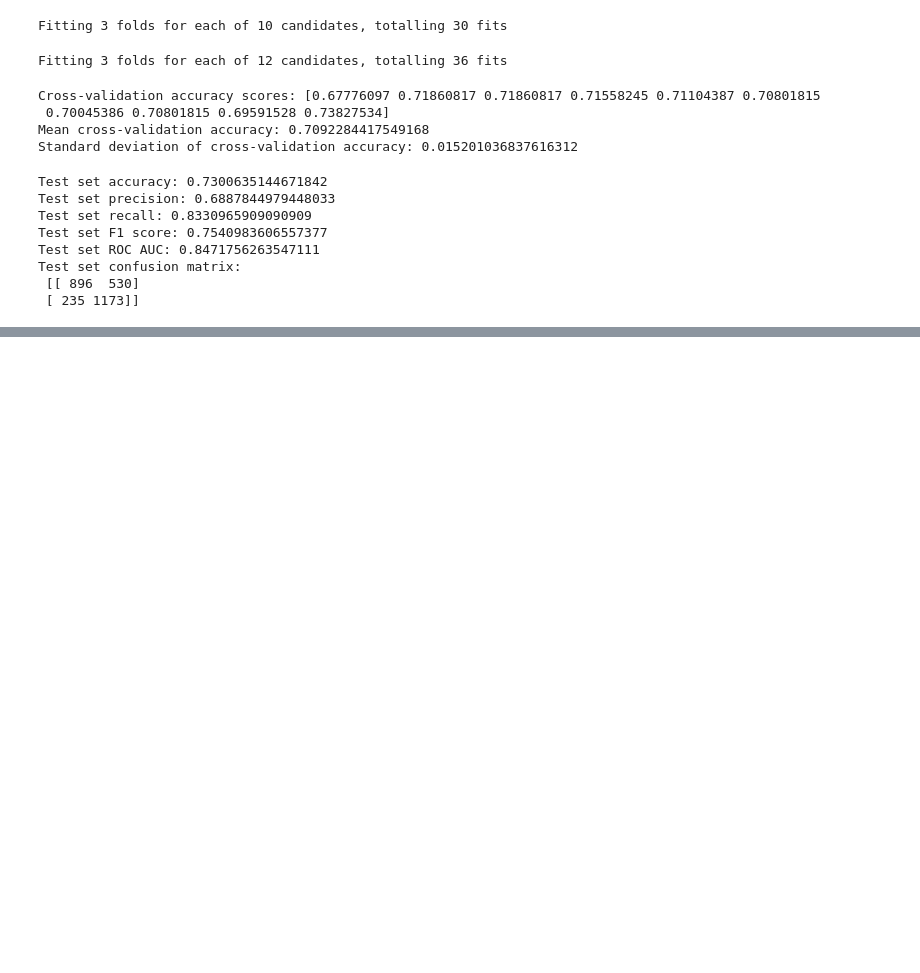
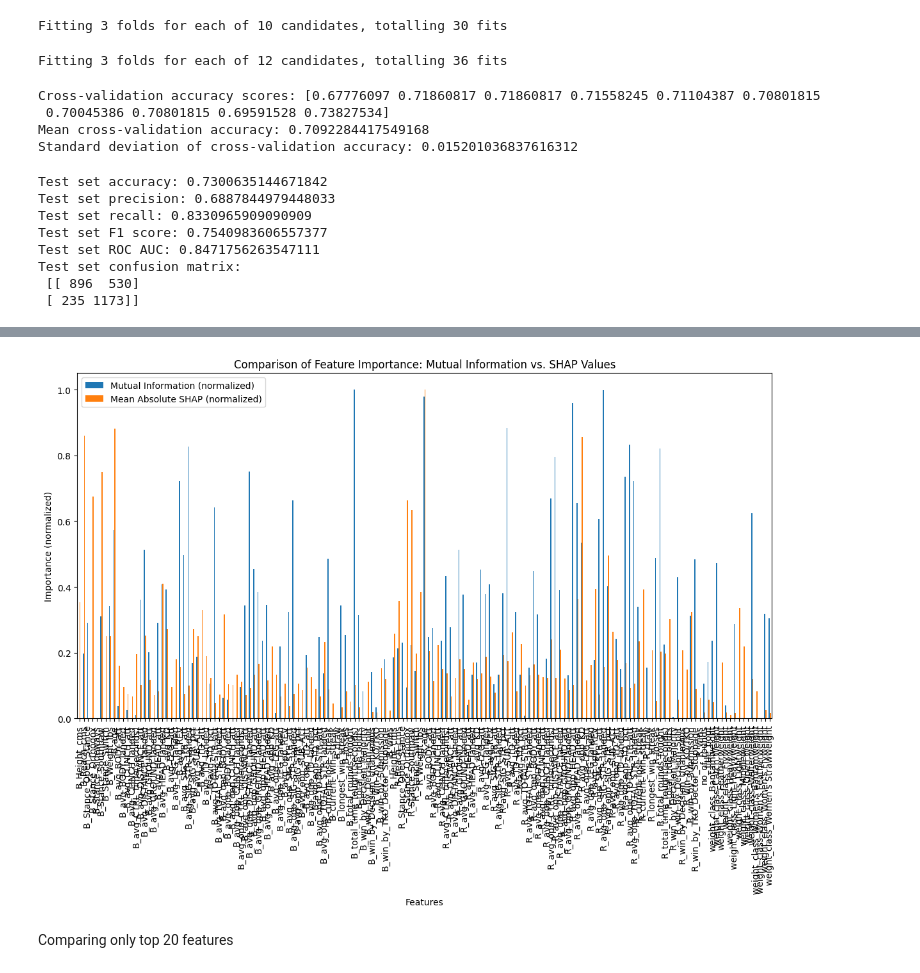
Before and after one commit to 99kishan/DS-UoN-Sports-ML-bhamidipati, a Jupyter notebook: modelling.ipynb, the cells around one changed output, grey strips where cells are left out. Drawn from its saved outputs; the diff is of its cells as text; code cells hidden in the pictures; blank space fills up the shorter version.

```diff
--- a/modelling.ipynb
+++ b/modelling.ipynb
@@ -1531,0 +1381,5 @@ shap.summary_plot(shap_values, X_test_scaled, feature_names=features)
+# %%
+mutual_info = mutual_info_classif(X, y)
+mutual_info_series = pd.Series(mutual_info, index=X.columns)
+mutual_info_series.sort_values(ascending=False, inplace=True)
+print(mutual_info_series)
@@ -1531,0 +1409,11 @@ shap.summary_plot(shap_values, X_test_scaled, feature_names=features)
+# %%
+mean_abs_shap_values = pd.Series(np.abs(shap_values.values).mean(axis=0), index=features)
+mean_abs_shap_values.sort_values(ascending=False, inplace=True)
+# %%
+comparison_df = pd.DataFrame({
+    'Mutual Information': mutual_info_series,
+    'Mean Absolute SHAP': mean_abs_shap_values
+})
+# %%
+comparison_df['Mutual Information (normalized)'] = comparison_df['Mutual Information'] / comparison_df['Mutual Information'].max()
+comparison_df['Mean Absolute SHAP (normalized)'] = comparison_df['Mean Absolute SHAP'] / comparison_df['Mean Absolute SHAP'].max()
@@ -1531,0 +1440,10 @@ shap.summary_plot(shap_values, X_test_scaled, feature_names=features)
+# %%
+comparison_df[['Mutual Information (normalized)', 'Mean Absolute SHAP (normalized)']].plot(kind='bar', figsize=(14, 7))
+plt.title('Comparison of Feature Importance: Mutual Information vs. SHAP Values')
+plt.ylabel('Importance (normalized)')
+plt.xlabel('Features')
+plt.show()
+# %% [output]
+[figure, added]
+# %% [markdown]
+Comparing only top 20 features
```
Also changed, not shown: parts of 27 cells of this notebook.
